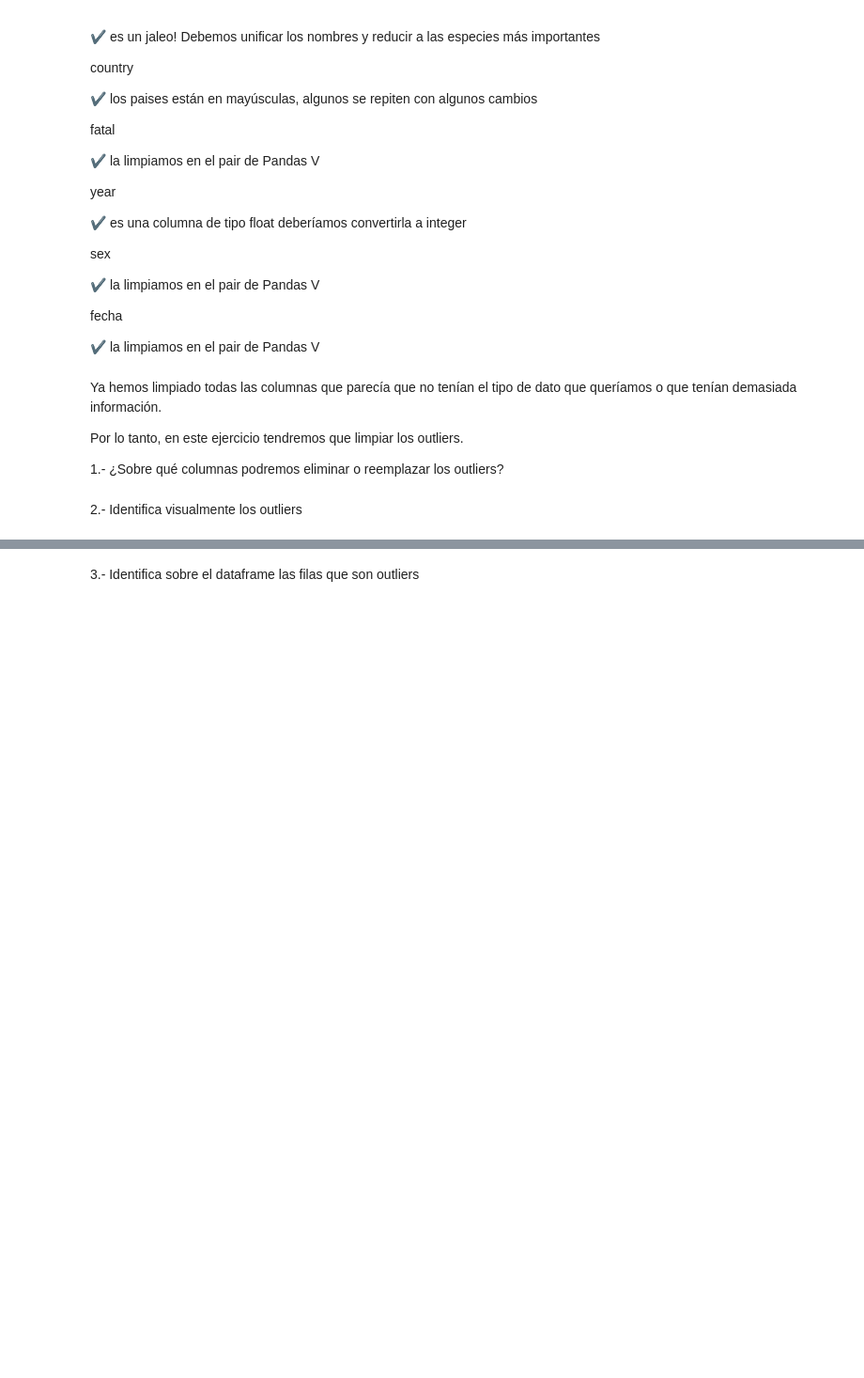
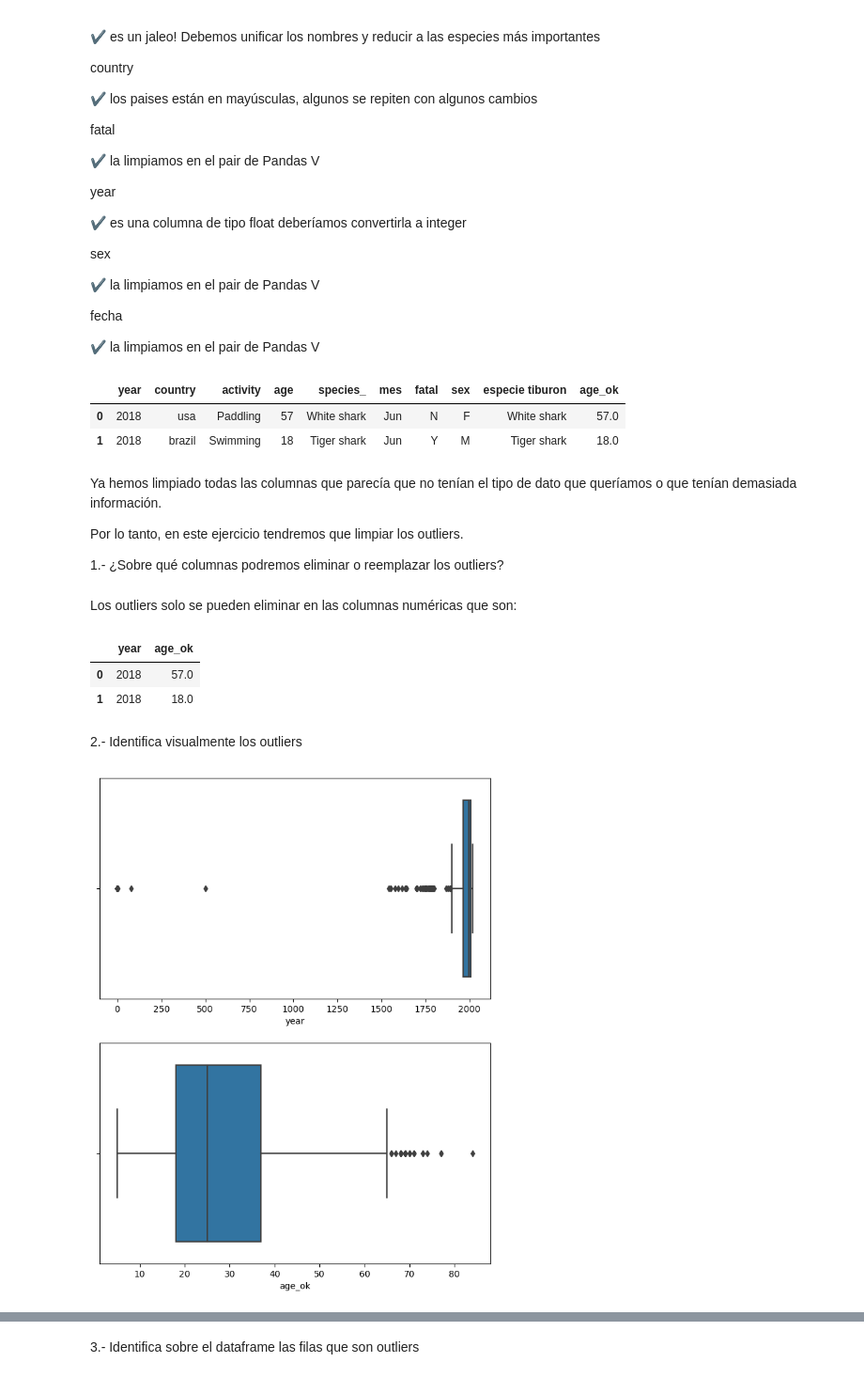
Before and after one commit to Adalab/DA-promo-c-modulo-2-sprint-2-Silvia-Pilar, a Jupyter notebook: Limpieza/Leccion-12-Limpieza-III-Valores-Extremos/Limpieza-III-Valores-Extremos.ipynb, the cells around one changed output, grey strips where cells are left out. Shown at 94% size. Cells and saved outputs as stored; diff of their text form; code cells hidden in the pictures; blank space fills up the shorter version.

```diff
--- a/Limpieza/Leccion-12-Limpieza-III-Valores-Extremos/Limpieza-III-Valores-Extremos.ipynb
+++ b/Limpieza/Leccion-12-Limpieza-III-Valores-Extremos/Limpieza-III-Valores-Extremos.ipynb
@@ -55,8 +58,32 @@ import pandas as pd
+# %%
+df = pd.read_csv("limpieza2.csv", index_col = 0)
+df.head(2)
+# %% [output]
+|  | year | country | activity | age | species_ | mes | fatal | sex | especie tiburon | age_ok |
+| 0 | 2018 | usa | Paddling | 57 | White shark | Jun | N | F | White shark | 57.0 |
+| 1 | 2018 | brazil | Swimming | 18 | Tiger shark | Jun | Y | M | Tiger shark | 18.0 |
 # %% [markdown]
 Ya hemos limpiado todas las columnas que parecía que no tenían el tipo de dato que queríamos o que tenían demasiada información.
 
 Por lo tanto, en este ejercicio tendremos que limpiar los outliers.
 
 1.- ¿Sobre qué columnas podremos eliminar o reemplazar los outliers?
+# %% [markdown]
+Los outliers solo se pueden eliminar en las columnas numéricas que son:
+# %%
+df_numericas = df.select_dtypes(include = np.number)
+df_numericas.head(2)
+# %% [output]
+|  | year | age_ok |
+| 0 | 2018 | 57.0 |
+| 1 | 2018 | 18.0 |
 # %% [markdown]
 2.- Identifica visualmente los outliers
+# %%
+fig, ax = plt.subplots(2, 1, figsize=(8,10))
+
+for i, col in enumerate(df_numericas.columns):
+    sns.boxplot(x = df_numericas[col], data=df_numericas, ax=ax[i])
+plt.show()
+# %% [output]
+[figure, added]
```
Also changed, not shown: parts of 13 cells of this notebook, 2 other files.
